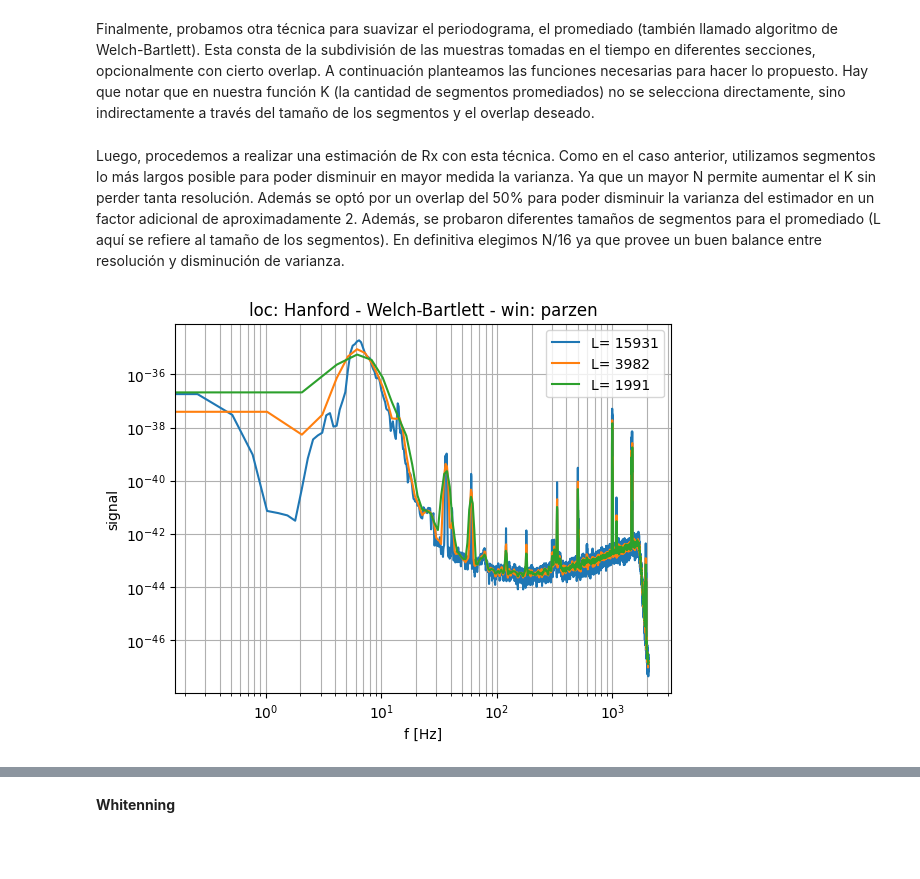
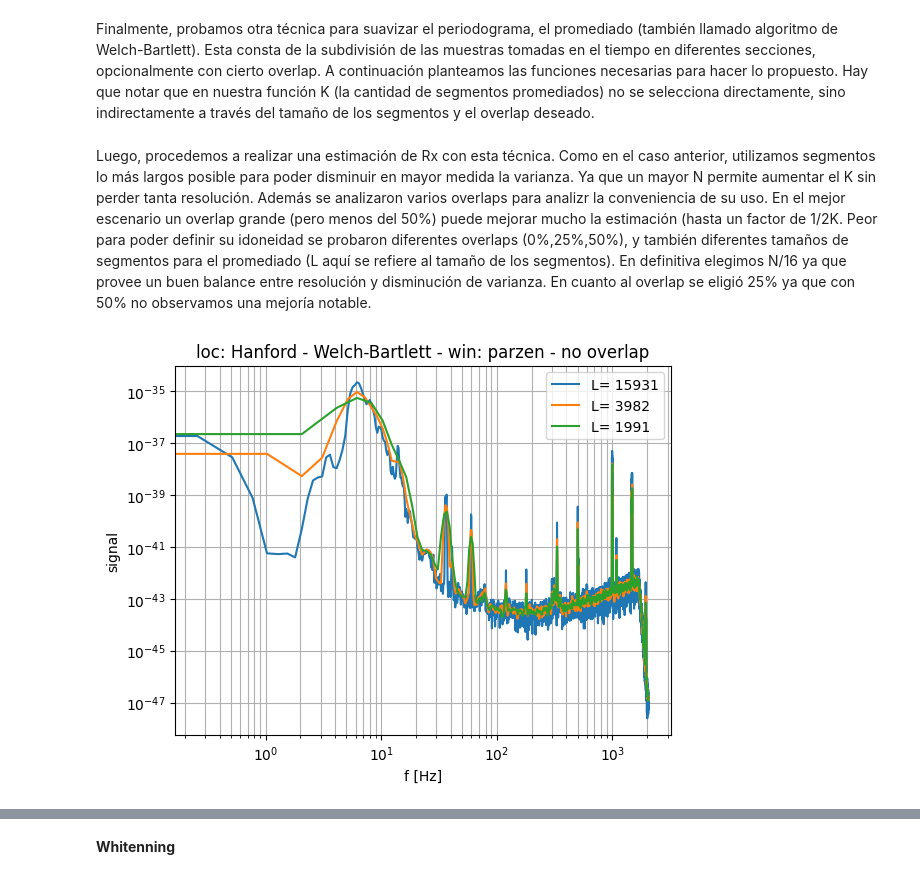
Before and after one commit to JBatRey/Procesamiento-Adaptativo-de-Se-ales-Aleatorias, a Jupyter notebook: TP1.ipynb, the cells around one changed output, grey strips where cells are left out. Drawn from its saved outputs; the diff is of its cells as text; code cells hidden in the pictures; blank space fills up the shorter version.

```diff
--- a/TP1.ipynb
+++ b/TP1.ipynb
@@ -471,36 +495,36 @@ def welch_bartlett(signal, w, segment_size, overlap = 0):
 
     return X_prom[:int(segment_size/2)]
 # %% [markdown]
-Luego, procedemos a realizar una estimación de Rx con esta técnica. Como en el caso anterior, utilizamos segmentos lo más largos posible para poder disminuir en mayor medida la varianza. Ya que un mayor N permite aumentar el K sin perder tanta resolución. Además se optó por un overlap del 50% para poder disminuir la varianza del estimador en un factor adicional de aproximadamente 2. Además, se probaron diferentes tamaños de segmentos para el promediado (L aquí se refiere al tamaño de los segmentos). En definitiva elegimos N/16 ya que provee un buen balance entre resolución y disminución de varianza.
+Luego, procedemos a realizar una estimación de Rx con esta técnica. Como en el caso anterior, utilizamos segmentos lo más largos posible para poder disminuir en mayor medida la varianza. Ya que un mayor N permite aumentar el K sin perder tanta resolución. Además se analizaron varios overlaps para analizr la conveniencia de su uso. En el mejor escenario un overlap grande (pero menos del 50%) puede mejorar mucho la estimación (hasta un factor de 1/2K. Peor para poder definir su idoneidad se probaron diferentes overlaps (0%,25%,50%), y también diferentes tamaños de segmentos para el promediado (L aquí se refiere al tamaño de los segmentos). En definitiva elegimos N/16 ya que provee un buen balance entre resolución y disminución de varianza. En cuanto al overlap se eligió 25% ya que con 50% no observamos una mejoría notable.
 # %%
 w = 'parzen'
 
 L = int(len(h1_ruido)/4)
-Rx_pa = welch_bartlett(h1_ruido, w, L, overlap=0.5)
+Rx_pa = welch_bartlett(h1_ruido, w, L, overlap=0)
 x_ax = np.linspace(0,0.5, len(Rx_pa)) * h1_fs
 plt.plot(x_ax,Rx_pa, label = 'L= '+str(L))
-plt.title('loc: Hanford - Welch-Bartlett - win: ' + w)
+plt.title('loc: Hanford - Welch-Bartlett - win: ' + w + ' - no overlap')
 
 
 w = 'parzen'
 L = int(len(h1_ruido)/16)
-Rx_pa = welch_bartlett(h1_ruido, w, L, overlap=0.5)
+Rx_pa = welch_bartlett(h1_ruido, w, L, overlap=0)
 x_ax = np.linspace(0,0.5, len(Rx_pa)) * h1_fs
 plt.plot(x_ax,Rx_pa, label = 'L= '+str(L))
 
 
 w = 'parzen'
 L = int(len(h1_ruido)/32)
-Rx_pa = welch_bartlett(h1_ruido, w, L, overlap=0.5)
+Rx_pa = welch_bartlett(h1_ruido, w, L, overlap=0)
 x_ax = np.linspace(0,0.5, len(Rx_pa)) * h1_fs
 plt.plot(x_ax, Rx_pa, label = 'L= '+str(L))
 
 plt.grid(True, which='both')
 plt.xscale("log")
 plt.yscale("log")
 plt.legend()
 plt.xlabel('f [Hz]')
 plt.ylabel('signal')
 plt.show()
 # %% [output]
-[figure, old version]
+[figure, new version]
```
Also changed, not shown: parts of 17 cells of this notebook, 2 other files.
